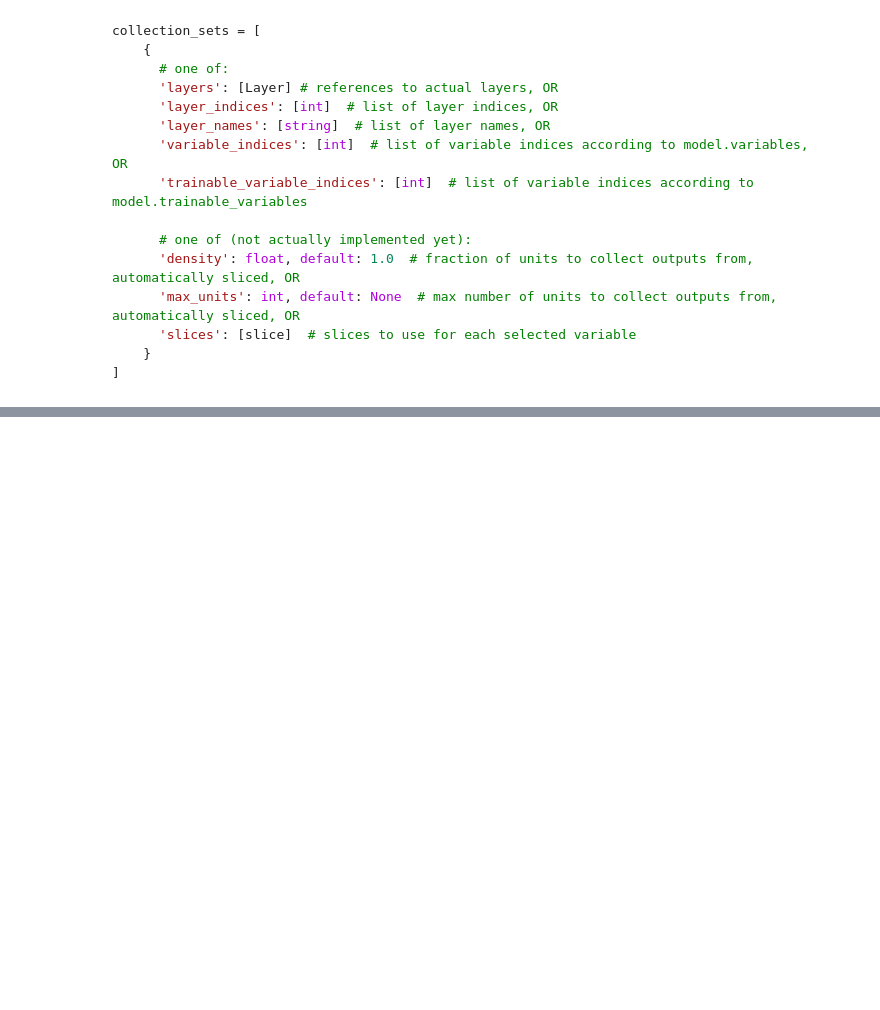
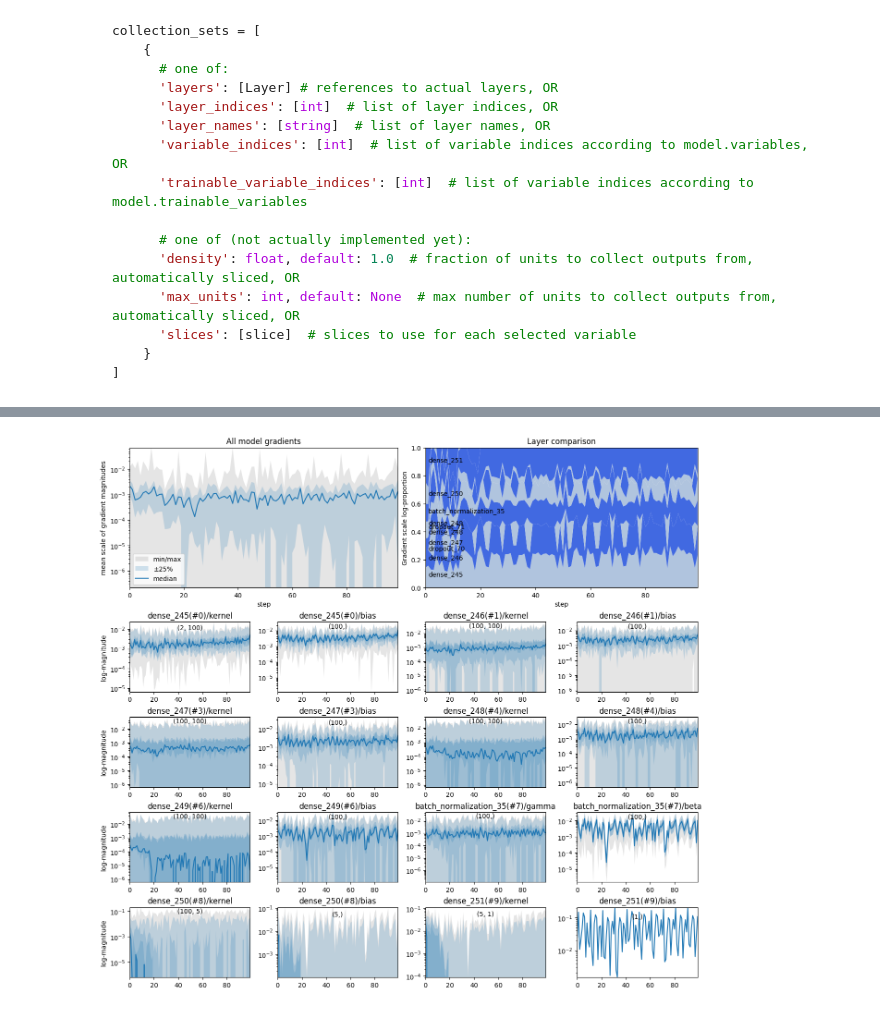
Before and after one commit to malcolmlett/training-instrumentation-toolkit, a Jupyter notebook: Learning_visualisations_v11.ipynb, the cells around one changed output, grey strips where cells are left out. Cells and saved outputs as stored; diff of their text form; code cells hidden in the pictures; blank space fills up the shorter version.

```diff
--- a/Learning_visualisations_v11.ipynb
+++ b/Learning_visualisations_v11.ipynb
@@ -248,3 +261,7 @@ tot.plot_gradient_history(gradients)
+# %%
+tot.plot_gradient_history(gradients, magnitudes=True)
+# %% [output]
+[figure, added]
 # %%
 tot.plot_unit_activity(activity)
 # %% [output]
```
Also changed, not shown: parts of 10 cells of this notebook.
